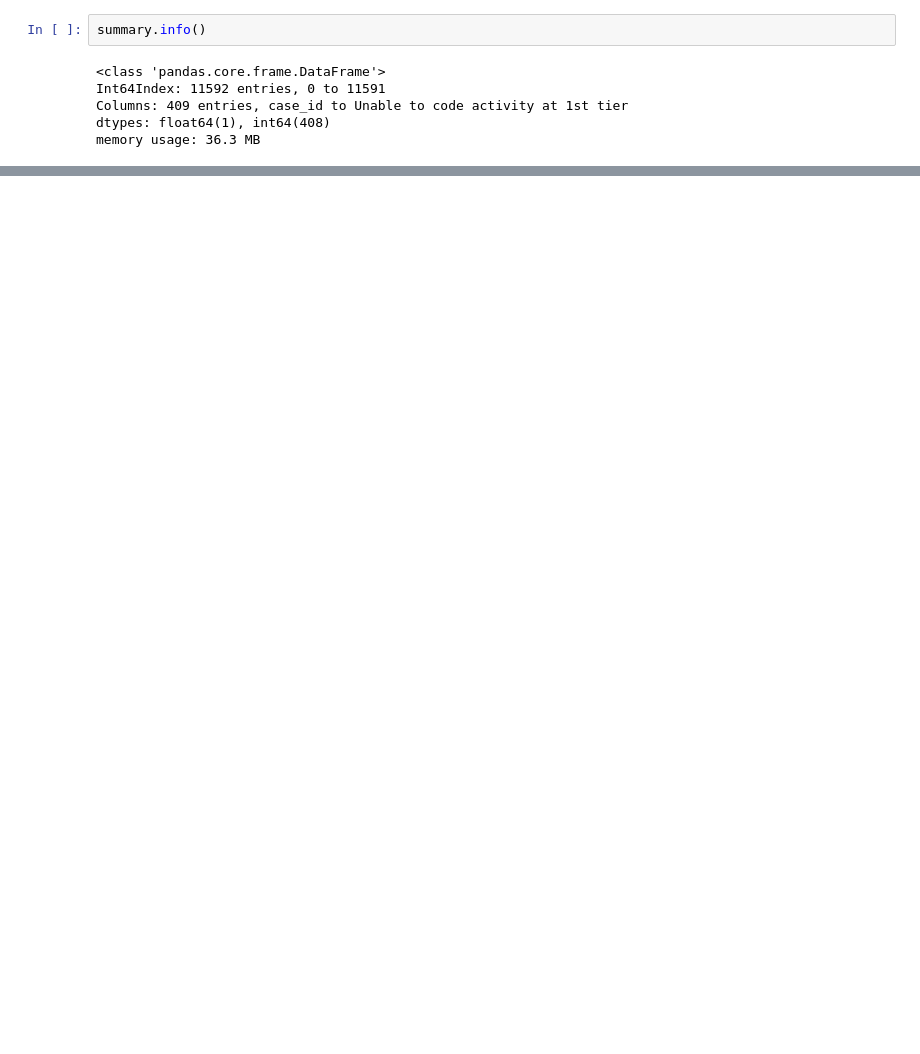
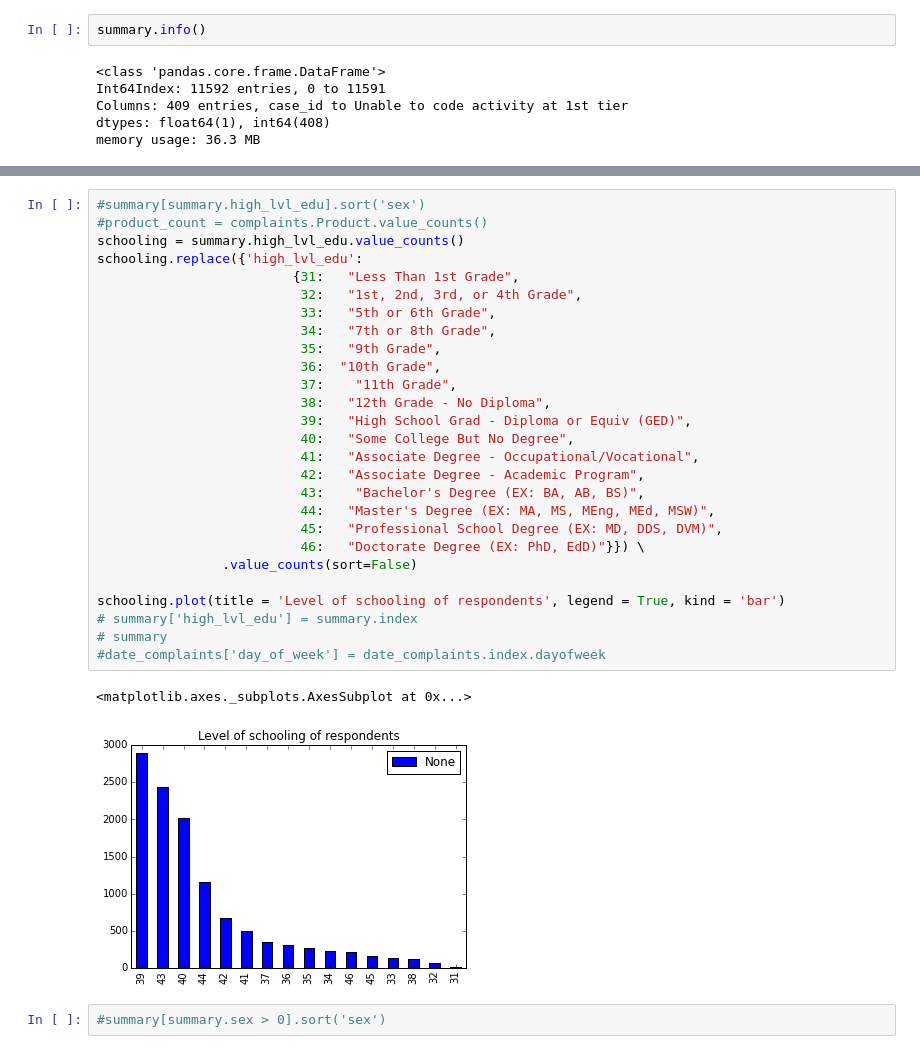
Before and after one commit to nckathleen/ATUS-Analysis, a Jupyter notebook: ATUS-Anaylsis.ipynb, the cells around one changed output, grey strips where cells are left out. Drawn from its saved outputs; the diff is of its cells as text; blank space fills up the shorter version.

Commit message:
Plotted education level.

```diff
--- a/ATUS-Anaylsis.ipynb
+++ b/ATUS-Anaylsis.ipynb
@@ -541,0 +50,32 @@ len(summary.age.unique())
+# %%
+#summary[summary.high_lvl_edu].sort('sex')
+#product_count = complaints.Product.value_counts()
+schooling = summary.high_lvl_edu.value_counts()
+schooling.replace({'high_lvl_edu':
+                         {31:   "Less Than 1st Grade",
+                          32:   "1st, 2nd, 3rd, or 4th Grade",
+                          33:   "5th or 6th Grade",
+                          34:   "7th or 8th Grade",
+                          35:   "9th Grade",
+                          36:  "10th Grade",
+                          37:    "11th Grade",
+                          38:   "12th Grade - No Diploma",
+                          39:   "High School Grad - Diploma or Equiv (GED)",
+                          40:   "Some College But No Degree",
+                          41:   "Associate Degree - Occupational/Vocational",
+                          42:   "Associate Degree - Academic Program",
+                          43:    "Bachelor's Degree (EX: BA, AB, BS)",
+                          44:   "Master's Degree (EX: MA, MS, MEng, MEd, MSW)",
+                          45:   "Professional School Degree (EX: MD, DDS, DVM)",
+                          46:   "Doctorate Degree (EX: PhD, EdD)"}}) \
+                .value_counts(sort=False)
+
+schooling.plot(title = 'Level of schooling of respondents', legend = True, kind = 'bar')
+# summary['high_lvl_edu'] = summary.index
+# summary
+#date_complaints['day_of_week'] = date_complaints.index.dayofweek
+# %% [output]
+<matplotlib.axes._subplots.AxesSubplot at 0x...>
+[figure, added]
+# %%
+#summary[summary.sex > 0].sort('sex')
```
Also changed, not shown: parts of 8 cells of this notebook.
